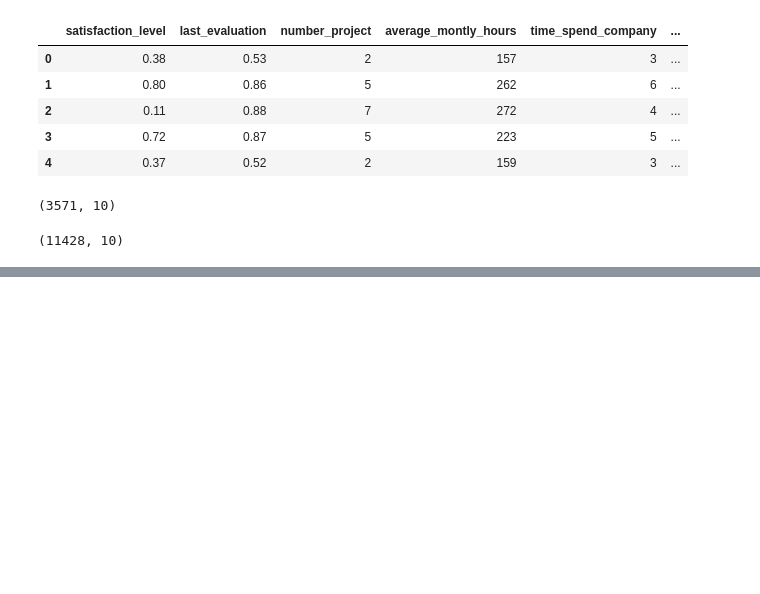
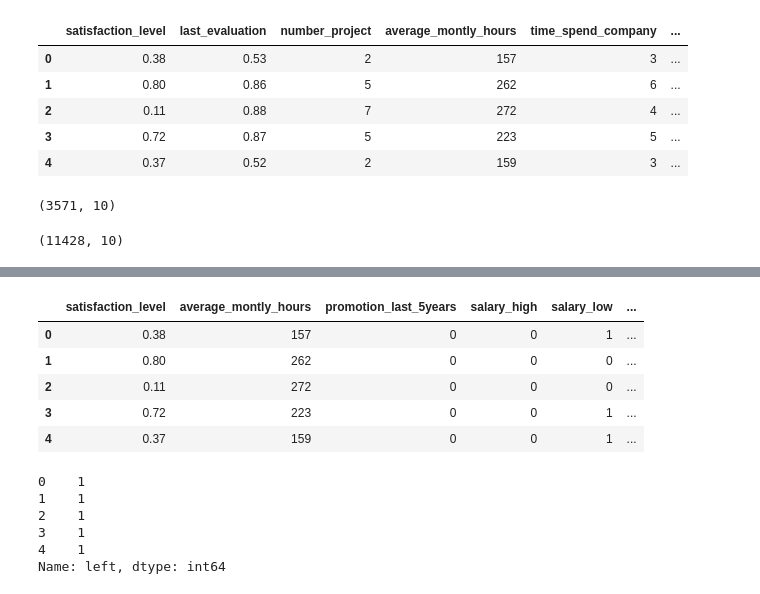
Before and after one commit to lakshya-05/Machine-Learning, a Jupyter notebook: HR Binary Classification/binary_class.ipynb, the cells around one changed output, grey strips where cells are left out. Saved outputs shown, nothing was run; the diff lists cells and outputs as text; code cells hidden in the pictures; blank space fills up the shorter version.

```diff
--- a/HR Binary Classification/binary_class.ipynb
+++ b/HR Binary Classification/binary_class.ipynb
@@ -39,0 +75,22 @@ Name: left, Length: 14999, dtype: int64
+# %%
+newdf.drop(['salary'], axis=1, inplace=True)
+# %%
+X = newdf
+X.head()
+# %% [output]
+|  | satisfaction_level | average_montly_hours | promotion_last_5years | salary_high | salary_low | ... |
+| 0 | 0.38 | 157 | 0 | 0 | 1 | ... |
+| 1 | 0.80 | 262 | 0 | 0 | 0 | ... |
+| 2 | 0.11 | 272 | 0 | 0 | 0 | ... |
+| 3 | 0.72 | 223 | 0 | 0 | 1 | ... |
+| 4 | 0.37 | 159 | 0 | 0 | 1 | ... |
+# %%
+y = df.left
+y.head()
+# %% [output]
+0    1
+1    1
+2    1
+3    1
+4    1
+Name: left, dtype: int64
```
Also changed, not shown: parts of 16 cells of this notebook.
